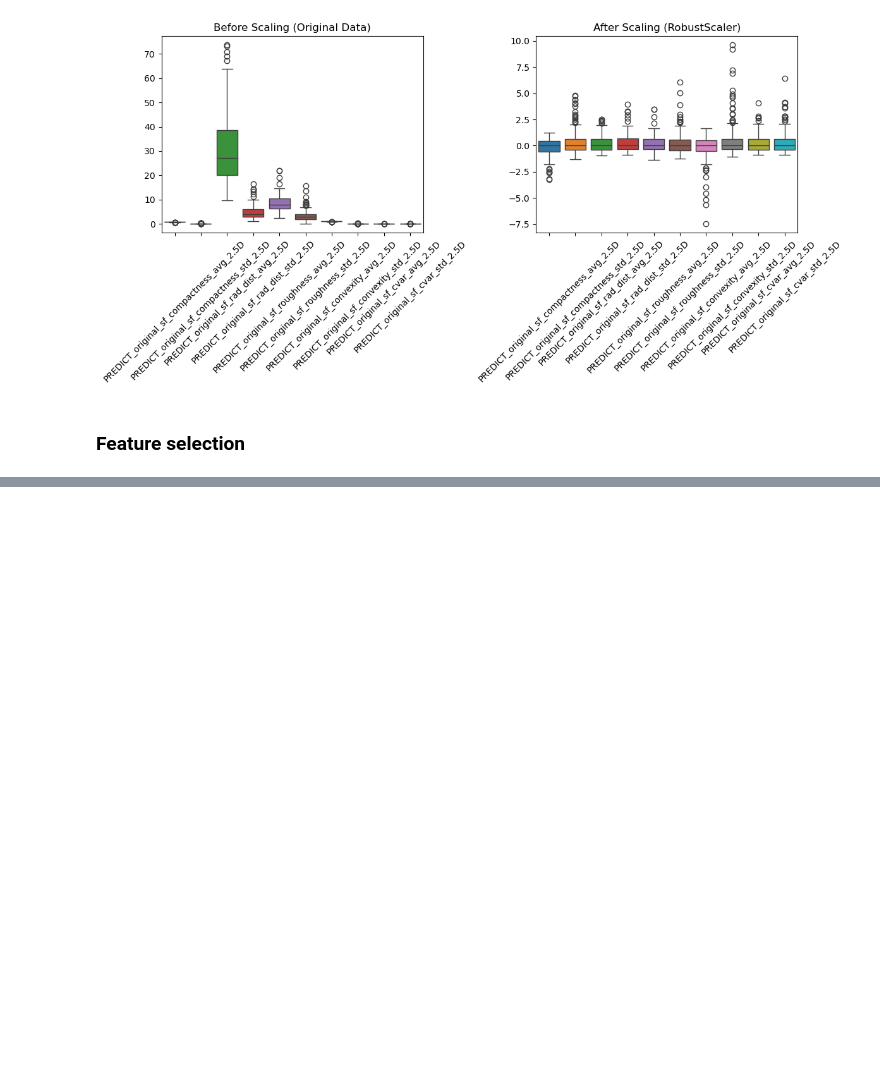
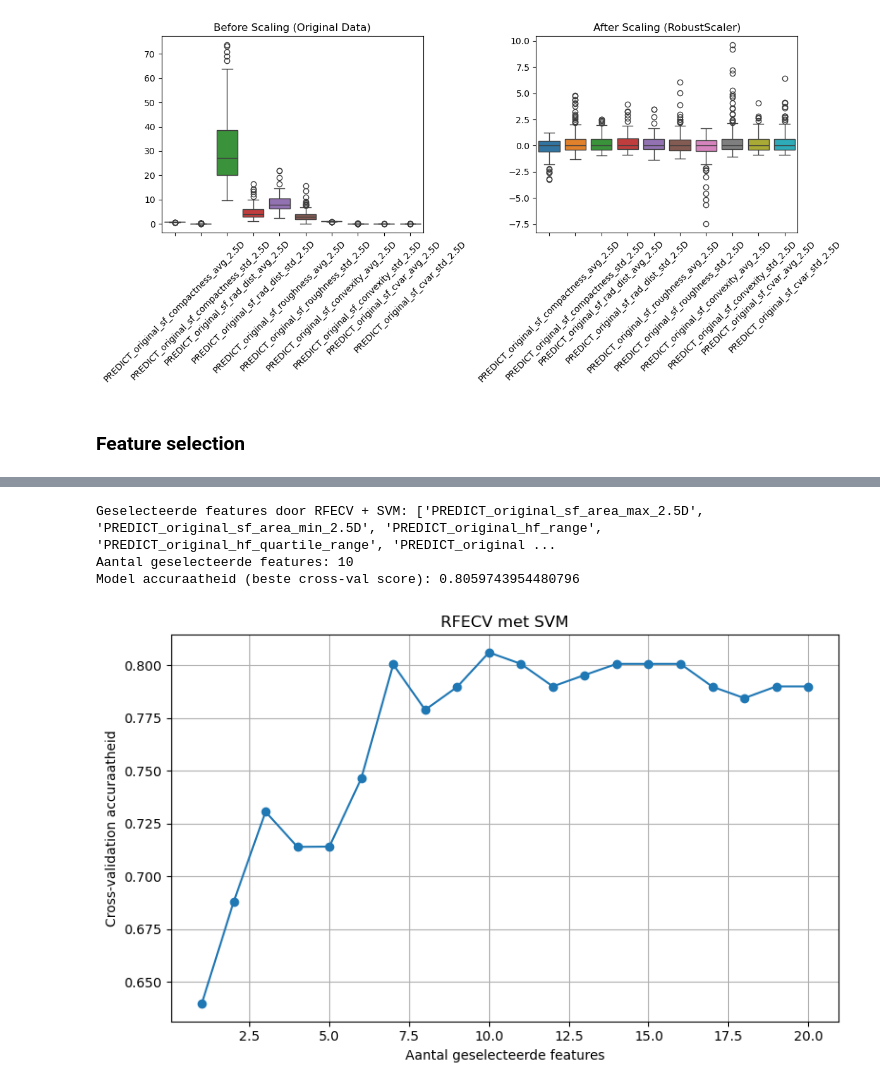
Before and after one commit to TaraVijgeboom/TM10007_Group10_Liver, a Jupyter notebook: assignment.ipynb, the cells around one changed output, grey strips where cells are left out. Cells and saved outputs as stored; diff of their text form; code cells hidden in the pictures; blank space fills up the shorter version.

```diff
--- a/assignment.ipynb
+++ b/assignment.ipynb
@@ -297,0 +349,50 @@ Model accuraatheid (beste cross-val score): 0.8169274537695591
+# %%
+'''SVM'''
+
+from sklearn.svm import SVC
+
+# 1. SelectKBest (zelfde als voorheen)
+k = 20
+univariate_selector = SelectKBest(score_func=f_classif, k=k)
+X_selected = univariate_selector.fit_transform(X, y)
+selected_feature_names = X.columns[univariate_selector.get_support()]
+
+# 2. RFECV met SVM
+svm_model = SVC(kernel='linear', random_state=42)  # Gebruik lineaire kernel voor snelle evaluatie
+rfecv_svm = RFECV(estimator=svm_model, step=1, cv=StratifiedKFold(5), scoring="accuracy", n_jobs=-1)
+
+# 3. Pipeline met scaling (SVM heeft scaling nodig)
+pipeline_svm = Pipeline([
+    ("scaler", StandardScaler()),  # SVM werkt beter met geschaalde data
+    ("feature_selection", rfecv_svm),
+    ("classifier", SVC(kernel='linear', random_state=42))
+])
+
+# 4. Fitten
+pipeline_svm.fit(X_selected, y)
+
+# 5. Resultaten
+final_features_svm = selected_feature_names[rfecv_svm.support_]
+print("Geselecteerde features door RFECV + SVM:", list(final_features_svm))
+print("Aantal geselecteerde features:", len(final_features_svm))
+print("Model accuraatheid (beste cross-val score):", rfecv_svm.cv_results_['mean_test_score'][rfecv_svm.n_features_ - 1])
+
+# 6. plotten van de resultaten
+import matplotlib.pyplot as plt
+
+# Plot de cross-validation score per aantal geselecteerde features (SVM)
+plt.figure(figsize=(8, 5))
+plt.plot(range(1, len(rfecv_svm.cv_results_['mean_test_score']) + 1),
+         rfecv_svm.cv_results_['mean_test_score'],
+         marker='o')
+plt.xlabel("Aantal geselecteerde features")
+plt.ylabel("Cross-validation accuraatheid")
+plt.title("RFECV met SVM")
+plt.grid(True)
+plt.tight_layout()
+plt.show()
+# %% [output]
+Geselecteerde features door RFECV + SVM: ['PREDICT_original_sf_area_max_2.5D', 'PREDICT_original_sf_area_min_2.5D', 'PREDICT_original_hf_range', 'PREDICT_original_hf_quartile_range', 'PREDICT_original ...
+Aantal geselecteerde features: 10
+Model accuraatheid (beste cross-val score): 0.8059743954480796
+[figure, added]
```
Also changed, not shown: parts of 2 cells of this notebook.
